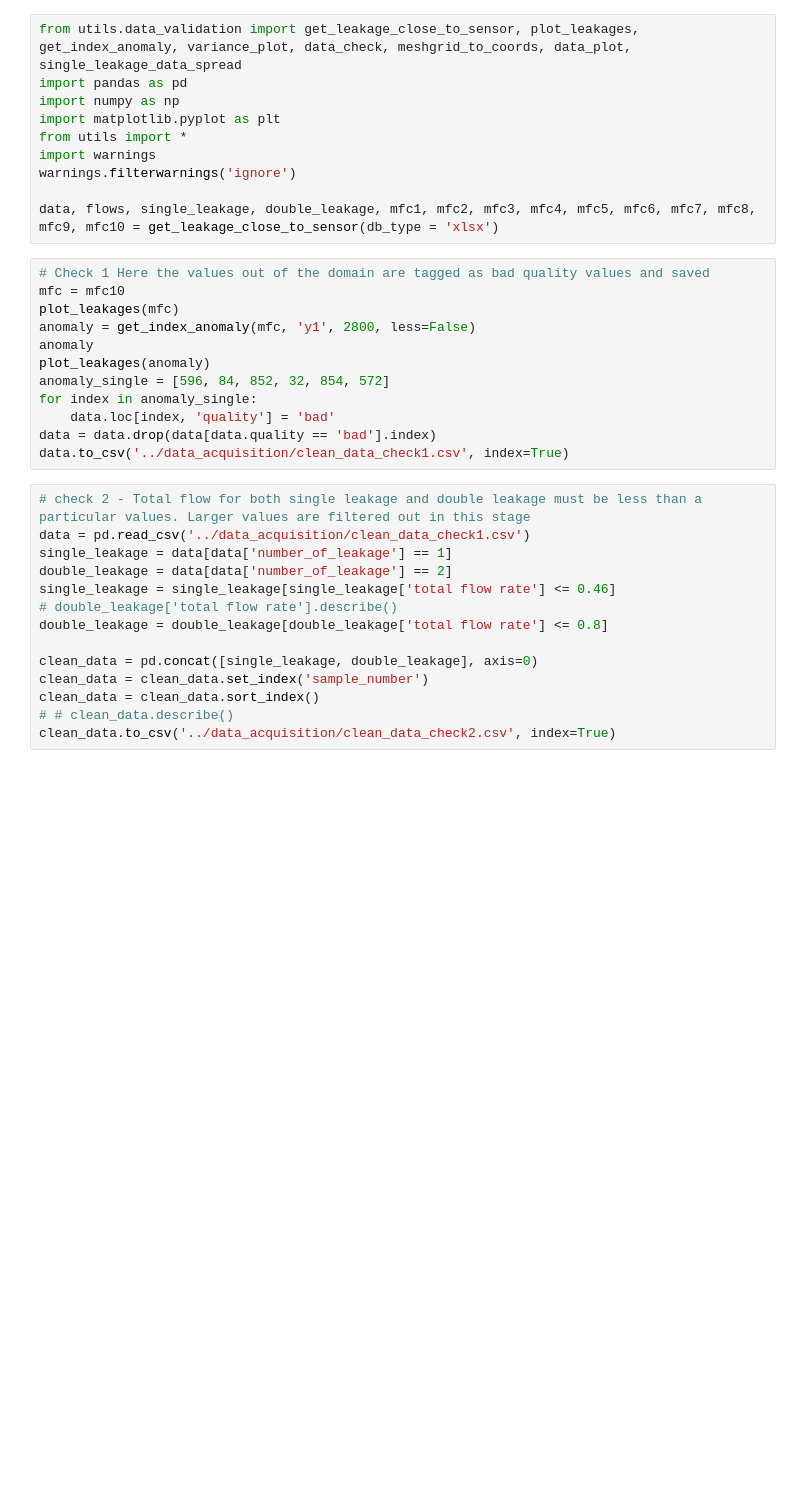
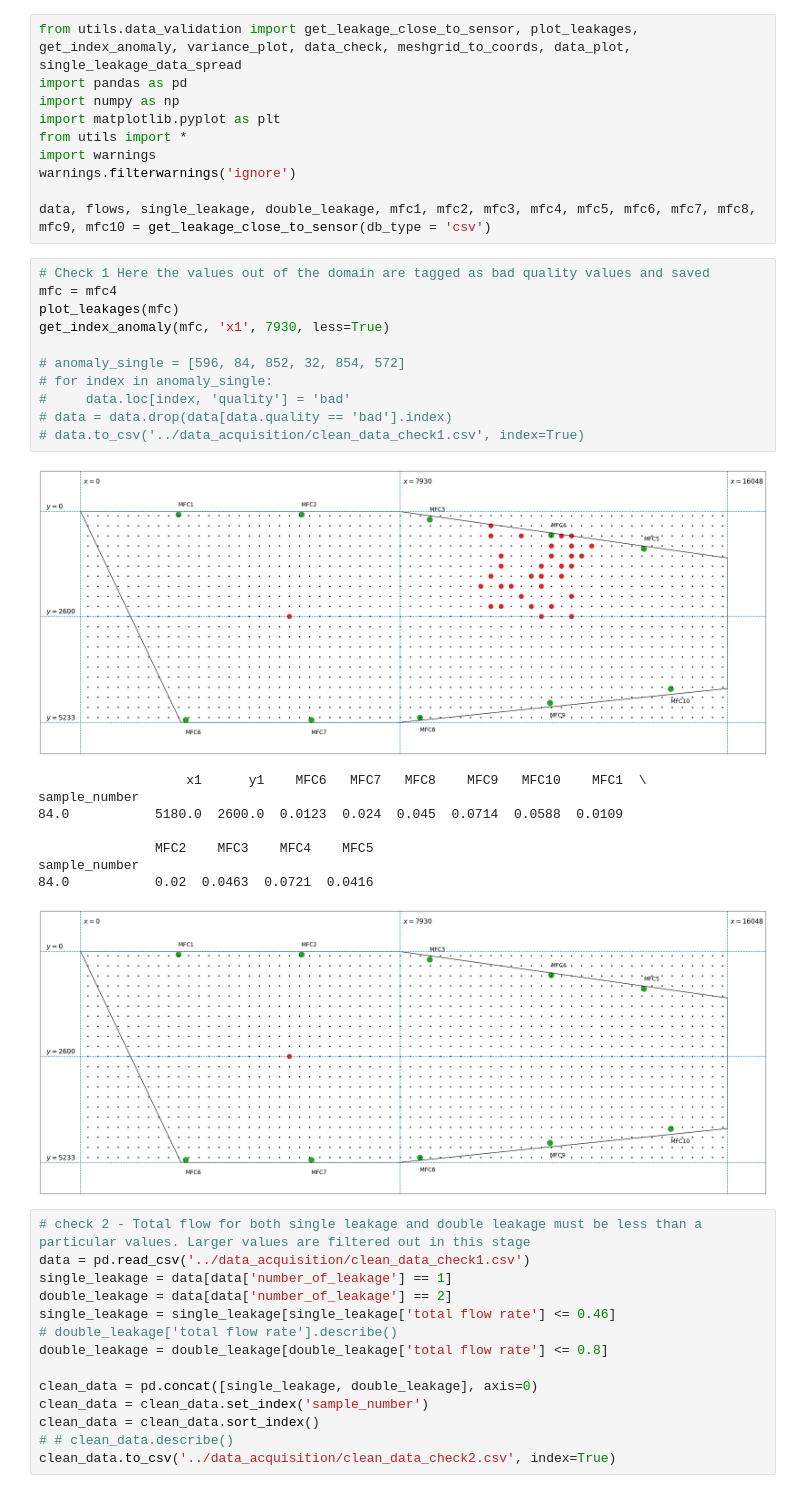
Before and after one commit to sreeragvn/Student-Project-leakage_detection, a Jupyter notebook: data_sanity_check.ipynb, the cells around one changed output. Saved outputs shown, nothing was run; the diff lists cells and outputs as text; blank space fills up the shorter version.

```diff
--- a/data_sanity_check.ipynb
+++ b/data_sanity_check.ipynb
@@ -7,19 +7,28 @@ from utils import *
 import warnings
 warnings.filterwarnings('ignore')
 
-data, flows, single_leakage, double_leakage, mfc1, mfc2, mfc3, mfc4, mfc5, mfc6, mfc7, mfc8, mfc9, mfc10 = get_leakage_close_to_sensor(db_type = 'xlsx')
+data, flows, single_leakage, double_leakage, mfc1, mfc2, mfc3, mfc4, mfc5, mfc6, mfc7, mfc8, mfc9, mfc10 = get_leakage_close_to_sensor(db_type = 'csv')
 # %%
 # Check 1 Here the values out of the domain are tagged as bad quality values and saved
-mfc = mfc10
+mfc = mfc4
 plot_leakages(mfc)
-anomaly = get_index_anomaly(mfc, 'y1', 2800, less=False)
-anomaly
-plot_leakages(anomaly)
-anomaly_single = [596, 84, 852, 32, 854, 572]
-for index in anomaly_single:
-    data.loc[index, 'quality'] = 'bad'
-data = data.drop(data[data.quality == 'bad'].index)
-data.to_csv('../data_acquisition/clean_data_check1.csv', index=True)
+get_index_anomaly(mfc, 'x1', 7930, less=True)
+
+# anomaly_single = [596, 84, 852, 32, 854, 572]
+# for index in anomaly_single:
+#     data.loc[index, 'quality'] = 'bad'
+# data = data.drop(data[data.quality == 'bad'].index)
+# data.to_csv('../data_acquisition/clean_data_check1.csv', index=True)
+# %% [output]
+[figure, added]
+                   x1      y1    MFC6   MFC7   MFC8    MFC9   MFC10    MFC1  \
+sample_number
+84.0           5180.0  2600.0  0.0123  0.024  0.045  0.0714  0.0588  0.0109
+
+               MFC2    MFC3    MFC4    MFC5
+sample_number
+84.0           0.02  0.0463  0.0721  0.0416
+[figure, added]
 # %%
 # check 2 - Total flow for both single leakage and double leakage must be less than a particular values. Larger values are filtered out in this stage
 data = pd.read_csv('../data_acquisition/clean_data_check1.csv')
```
Also changed, not shown: parts of 3 cells of this notebook, 10 other files.
